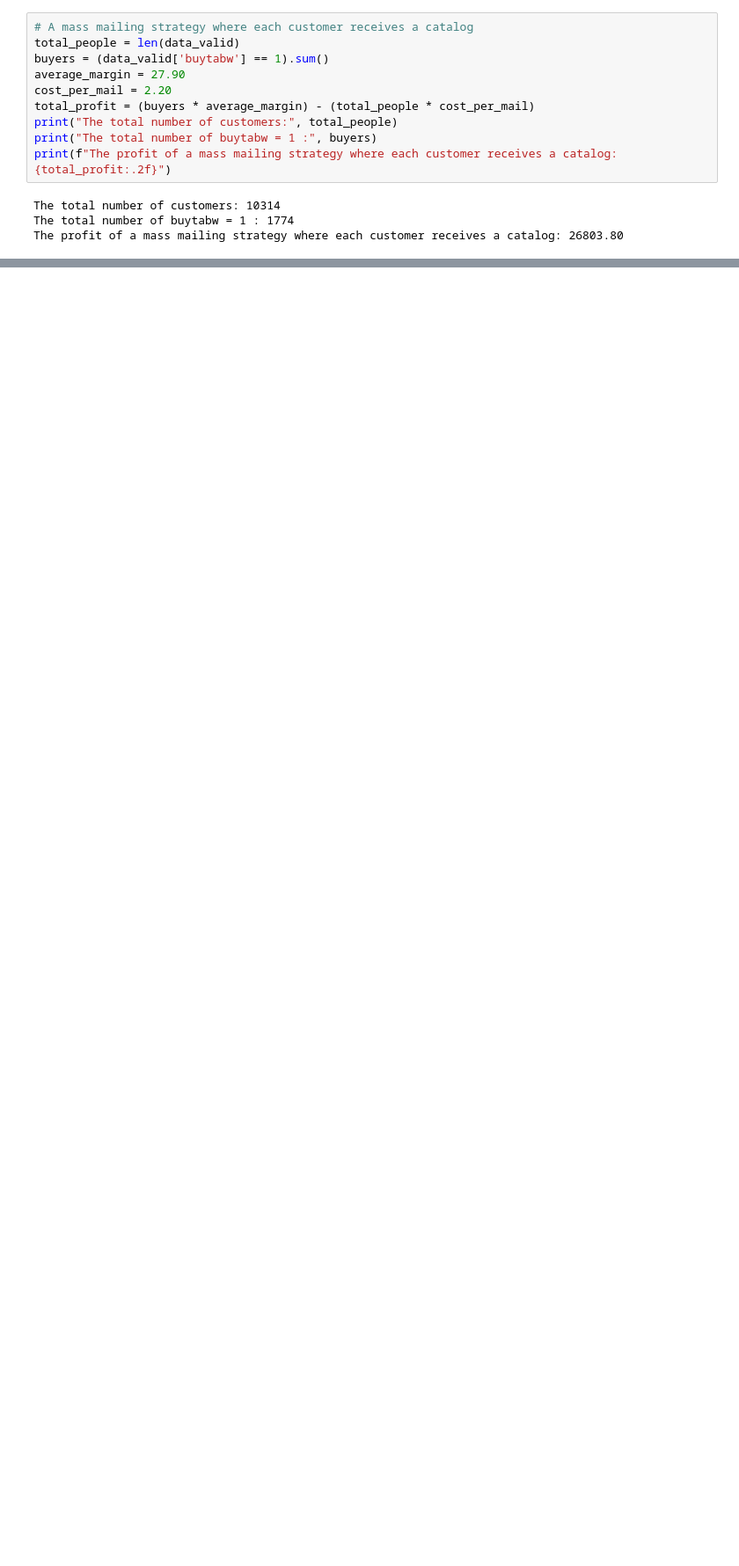
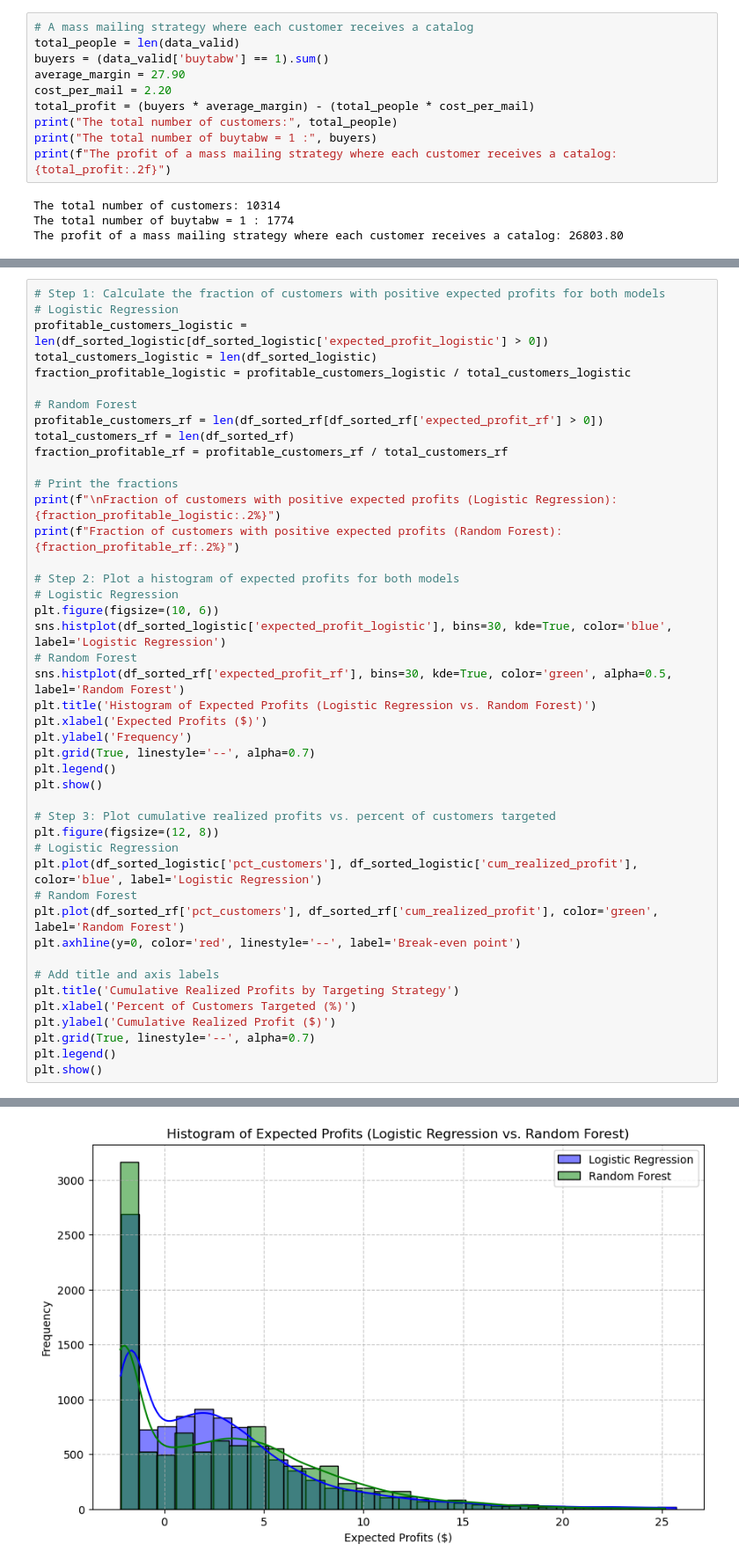
Before and after one commit to celiajxy/Comparation-of-ML-and-Logistics-in-RFM-Marketing-target-strategy, a Jupyter notebook: 2.0 vision.ipynb, the cells around one changed output, grey strips where cells are left out. Shown at 88% size. Cells and saved outputs as stored; diff of their text form; blank space fills up the shorter version.

```diff
--- a/2.0 vision.ipynb
+++ b/2.0 vision.ipynb
@@ -1562,0 +1579,45 @@ Hit rate at maximum profit point: 25.13%
+# %%
+# Step 1: Calculate the fraction of customers with positive expected profits for both models
+# Logistic Regression
+profitable_customers_logistic = len(df_sorted_logistic[df_sorted_logistic['expected_profit_logistic'] > 0])
+total_customers_logistic = len(df_sorted_logistic)
+fraction_profitable_logistic = profitable_customers_logistic / total_customers_logistic
+
+# Random Forest
+profitable_customers_rf = len(df_sorted_rf[df_sorted_rf['expected_profit_rf'] > 0])
+total_customers_rf = len(df_sorted_rf)
+fraction_profitable_rf = profitable_customers_rf / total_customers_rf
+
+# Print the fractions
+print(f"\nFraction of customers with positive expected profits (Logistic Regression): {fraction_profitable_logistic:.2%}")
+print(f"Fraction of customers with positive expected profits (Random Forest): {fraction_profitable_rf:.2%}")
+
+# Step 2: Plot a histogram of expected profits for both models
+# Logistic Regression
+plt.figure(figsize=(10, 6))
+sns.histplot(df_sorted_logistic['expected_profit_logistic'], bins=30, kde=True, color='blue', label='Logistic Regression')
+# Random Forest
+sns.histplot(df_sorted_rf['expected_profit_rf'], bins=30, kde=True, color='green', alpha=0.5, label='Random Forest')
+plt.title('Histogram of Expected Profits (Logistic Regression vs. Random Forest)')
+plt.xlabel('Expected Profits ($)')
+plt.ylabel('Frequency')
+plt.grid(True, linestyle='--', alpha=0.7)
+plt.legend()
+plt.show()
+
+# Step 3: Plot cumulative realized profits vs. percent of customers targeted
+plt.figure(figsize=(12, 8))
+# Logistic Regression
+plt.plot(df_sorted_logistic['pct_customers'], df_sorted_logistic['cum_realized_profit'], color='blue', label='Logistic Regression')
+# Random Forest
+plt.plot(df_sorted_rf['pct_customers'], df_sorted_rf['cum_realized_profit'], color='green', label='Random Forest')
+plt.axhline(y=0, color='red', linestyle='--', label='Break-even point')
+
+# Add title and axis labels
+plt.title('Cumulative Realized Profits by Targeting Strategy')
+plt.xlabel('Percent of Customers Targeted (%)')
+plt.ylabel('Cumulative Realized Profit ($)')
+plt.grid(True, linestyle='--', alpha=0.7)
+plt.legend()
+plt.show()
+# %% [output]
@@ -1562,0 +1626 @@ Hit rate at maximum profit point: 25.13%
+[figure, added]
```
Also changed, not shown: parts of 4 cells of this notebook.
